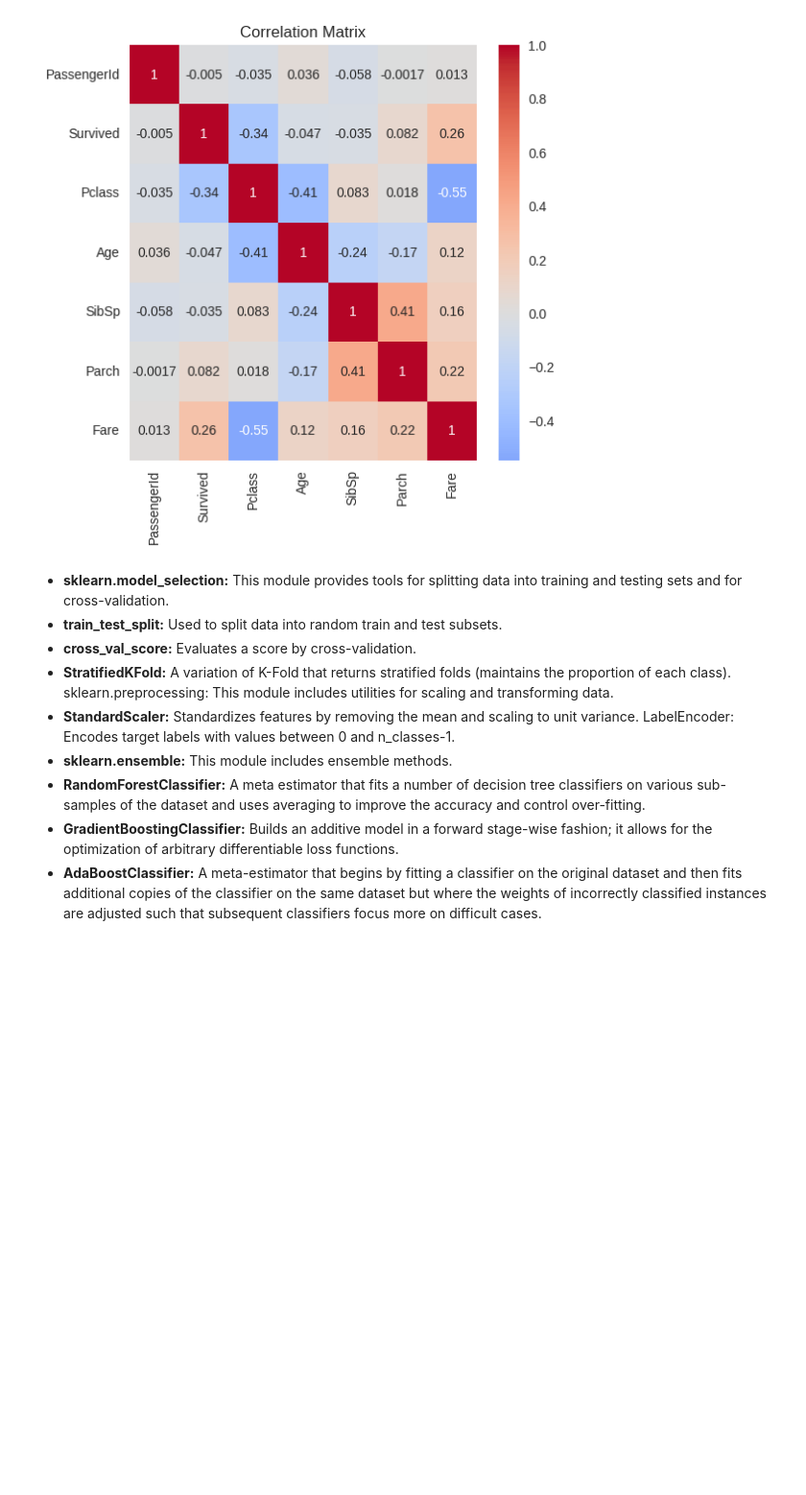
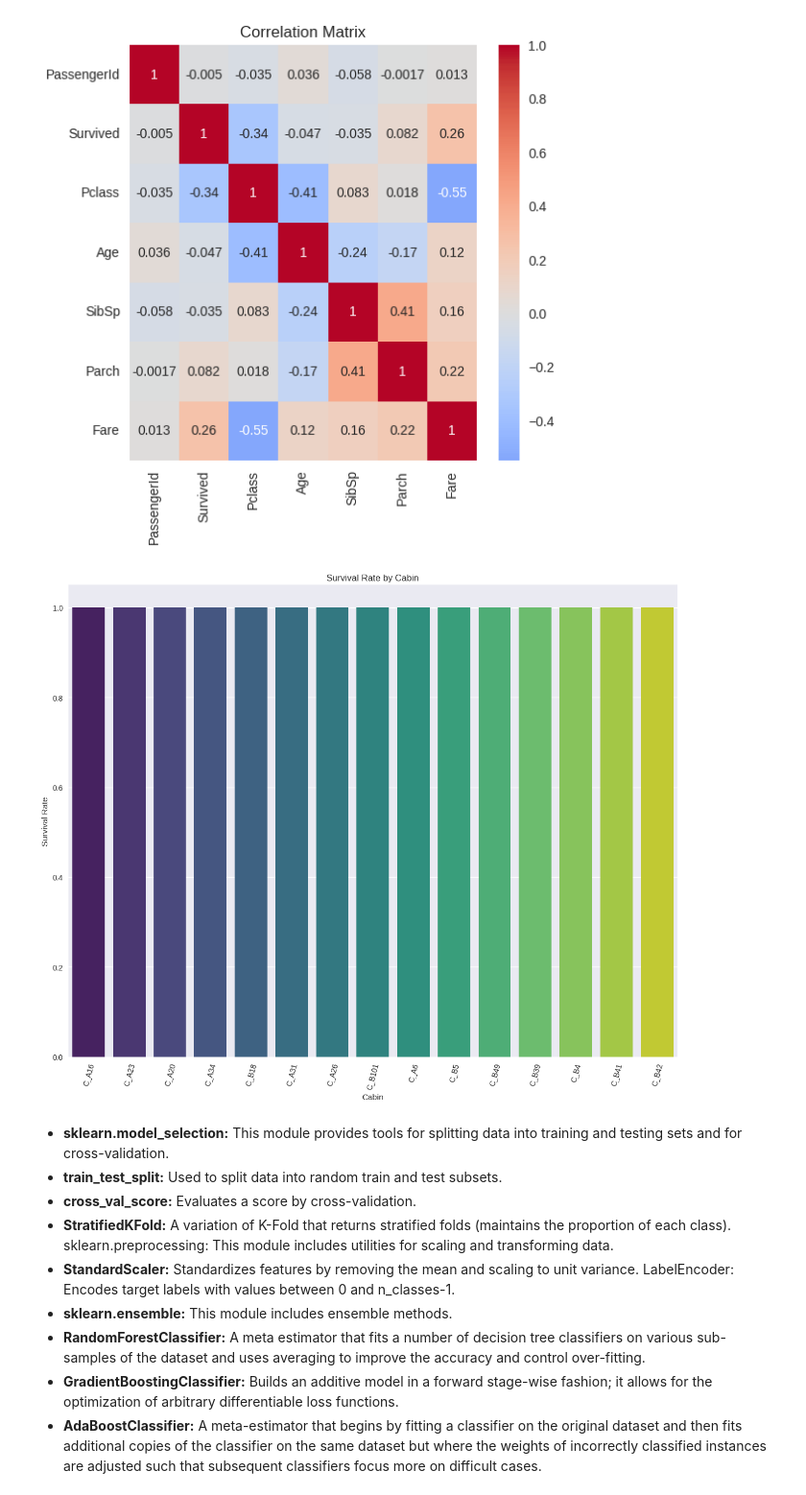
Before and after one commit to Zahab163/Titanic_Survival_Report, a Jupyter notebook: Titanic_Survival_Report.ipynb, the cells around one changed output. Shown at 96% size. Cells and saved outputs as stored; diff of their text form; code cells hidden in the pictures; blank space fills up the shorter version.

```diff
--- a/Titanic_Survival_Report.ipynb
+++ b/Titanic_Survival_Report.ipynb
@@ -378,6 +377,39 @@ plt.tight_layout()
 plt.show()
 # %% [output]
 [figure]
+# %%
+#12. Cabin vs Survival
+
+# Filter cabin columns (assuming they start with 'C_')
+cabin_cols = [col for col in df.columns if col.startswith('C_')]
+
+# Melt the dataframe to long format
+cabin_survival = df[['Survived'] + cabin_cols].melt(id_vars='Survived',
+                                                     var_name='Cabin',
+                                                     value_name='Presence')
+
+# Keep only rows where the cabin is present
+cabin_survival = cabin_survival[cabin_survival['Presence'] == True]
+
+# Group by cabin and calculate survival rate
+cabin_rates = cabin_survival.groupby('Cabin')['Survived'].mean().reset_index()
+
+# Sort by survival rate
+cabin_rates = cabin_rates.sort_values(by='Survived', ascending=False).head(15)
+
+# Plot
+
+
+plt.figure(figsize=(12, 10))
+sns.barplot(x='Cabin', y='Survived', hue='Cabin', data=cabin_rates, palette='viridis', dodge=False, legend=False)
+plt.title('Survival Rate by Cabin')
+plt.xlabel('Cabin')
+plt.ylabel('Survival Rate')
+plt.xticks(rotation=75)
+plt.tight_layout()
+plt.show()
+# %% [output]
+[figure, added]
 # %%
 # Importing ML and Feature Engineering libraries and Models
 from sklearn.model_selection import train_test_split, cross_val_score, StratifiedKFold
```
Also changed, not shown: parts of 5 cells of this notebook.
